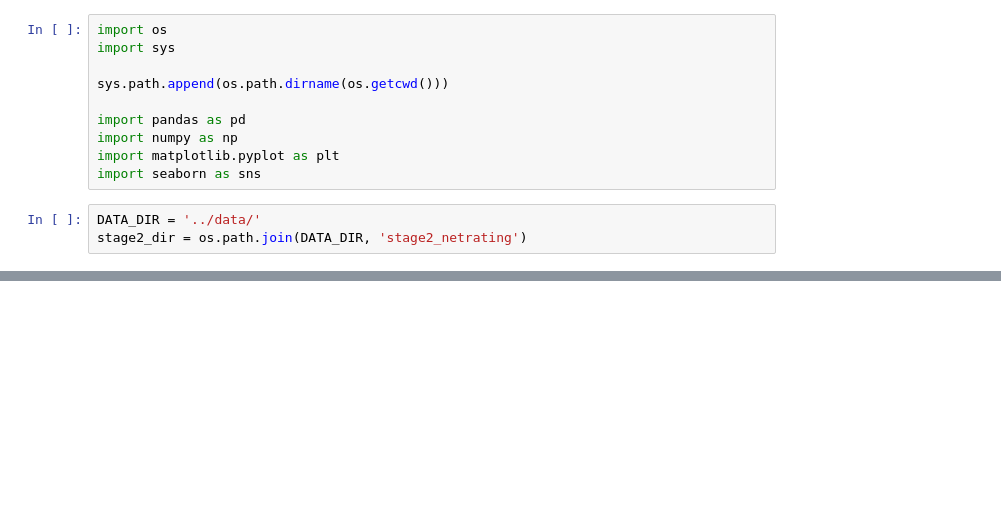
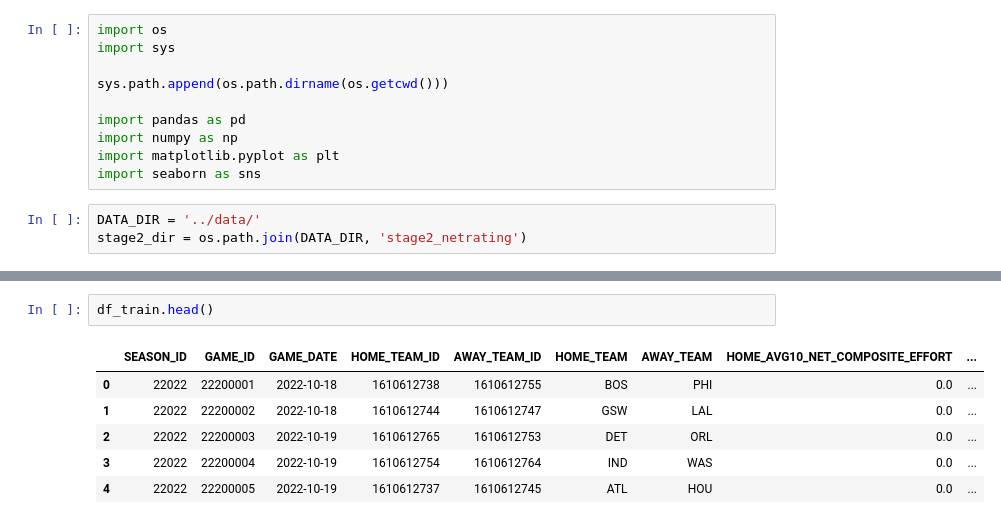
Before and after one commit to samluxenberg1/nba_hustle_sdg, a Jupyter notebook: notebooks/diff_game_game_theory.ipynb, the cells around one changed output, grey strips where cells are left out. Drawn from its saved outputs; the diff is of its cells as text; blank space fills up the shorter version.

```diff
--- a/notebooks/diff_game_game_theory.ipynb
+++ b/notebooks/diff_game_game_theory.ipynb
@@ -24,0 +27,9 @@ df
+# %%
+df_train.head()
+# %% [output]
+|  | SEASON_ID | GAME_ID | GAME_DATE | HOME_TEAM_ID | AWAY_TEAM_ID | HOME_TEAM | AWAY_TEAM | HOME_AVG10_NET_COMPOSITE_EFFORT | ... |
+| 0 | 22022 | 22200001 | 2022-10-18 | 1610612738 | 1610612755 | BOS | PHI | 0.0 | ... |
+| 1 | 22022 | 22200002 | 2022-10-18 | 1610612744 | 1610612747 | GSW | LAL | 0.0 | ... |
+| 2 | 22022 | 22200003 | 2022-10-19 | 1610612765 | 1610612753 | DET | ORL | 0.0 | ... |
+| 3 | 22022 | 22200004 | 2022-10-19 | 1610612754 | 1610612764 | IND | WAS | 0.0 | ... |
+| 4 | 22022 | 22200005 | 2022-10-19 | 1610612737 | 1610612745 | ATL | HOU | 0.0 | ... |
```
Also changed, not shown: parts of 12 cells of this notebook, 2 other files.
